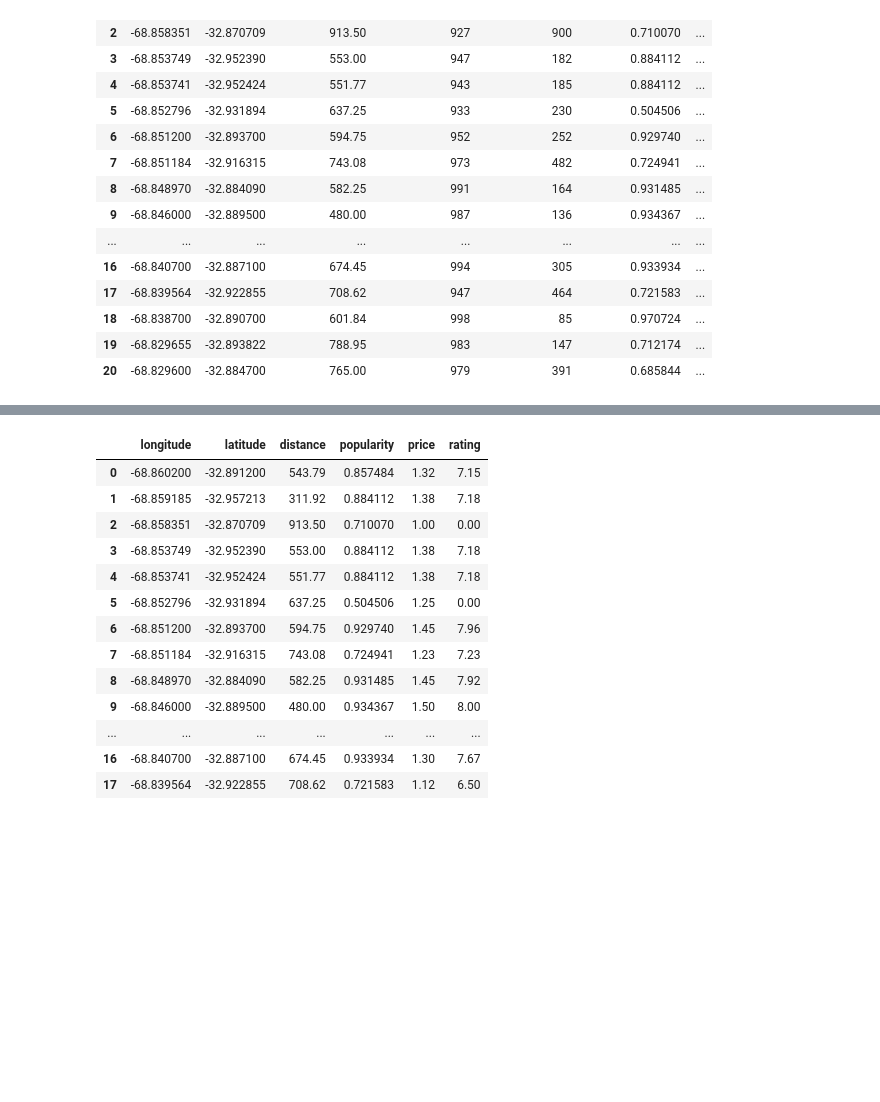
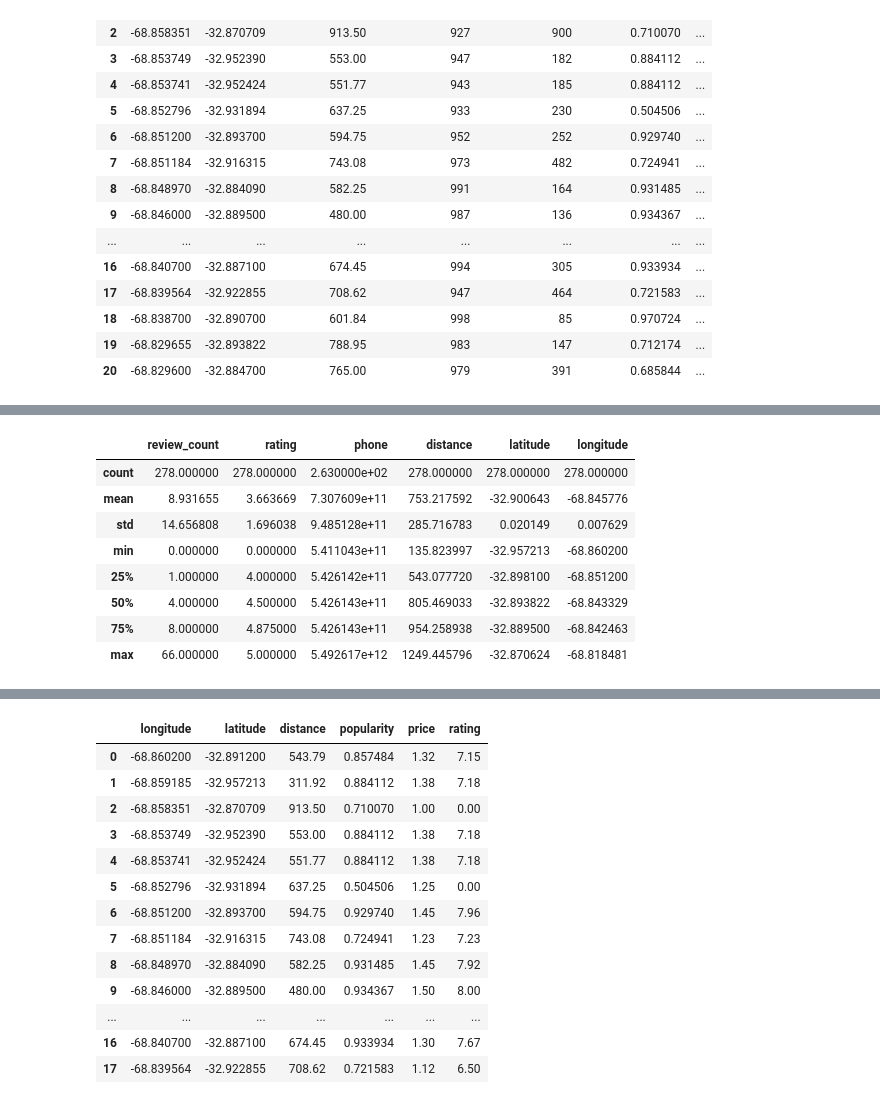
Before and after one commit to TayyubaK/Statistical-Modelling-Project, a Jupyter notebook: notebooks/EDA_part1_part2.ipynb, the cells around one changed output, grey strips where cells are left out. Saved outputs shown, nothing was run; the diff lists cells and outputs as text; code cells hidden in the pictures; blank space fills up the shorter version.

```diff
--- a/notebooks/EDA_part1_part2.ipynb
+++ b/notebooks/EDA_part1_part2.ipynb
@@ -620,0 +646,12 @@ fsdf_grp_final
+# %%
+yelp_df.describe()
+# %% [output]
+|  | review_count | rating | phone | distance | latitude | longitude |
+| count | 278.000000 | 278.000000 | 2.630000e+02 | 278.000000 | 278.000000 | 278.000000 |
+| mean | 8.931655 | 3.663669 | 7.307609e+11 | 753.217592 | -32.900643 | -68.845776 |
+| std | 14.656808 | 1.696038 | 9.485128e+11 | 285.716783 | 0.020149 | 0.007629 |
+| min | 0.000000 | 0.000000 | 5.411043e+11 | 135.823997 | -32.957213 | -68.860200 |
+| 25% | 1.000000 | 4.000000 | 5.426142e+11 | 543.077720 | -32.898100 | -68.851200 |
+| 50% | 4.000000 | 4.500000 | 5.426143e+11 | 805.469033 | -32.893822 | -68.843329 |
+| 75% | 8.000000 | 4.875000 | 5.426143e+11 | 954.258938 | -32.889500 | -68.842463 |
+| max | 66.000000 | 5.000000 | 5.492617e+12 | 1249.445796 | -32.870624 | -68.818481 |
```
Also changed, not shown: parts of 17 cells of this notebook.
